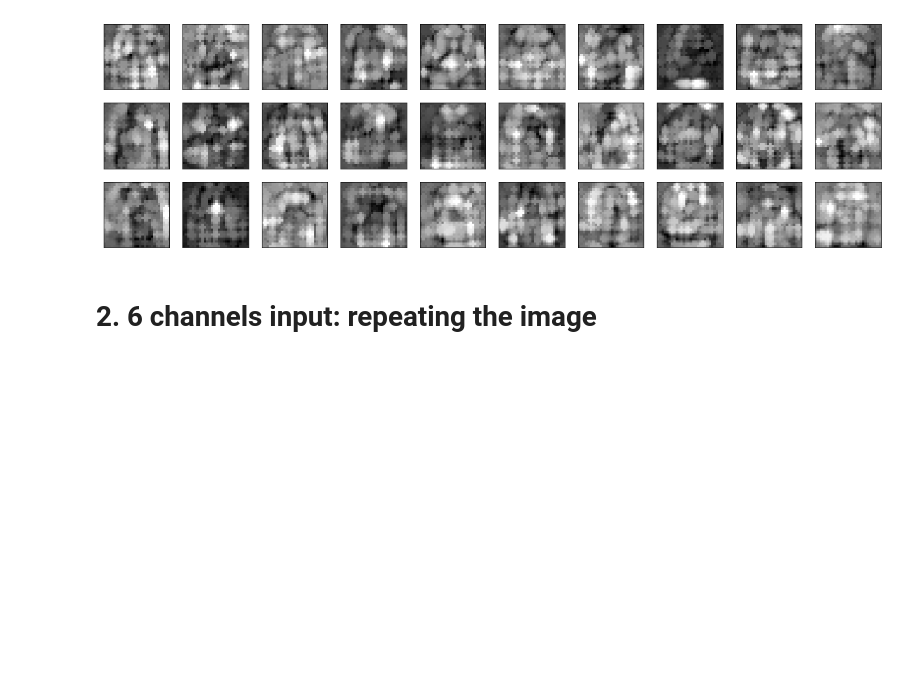
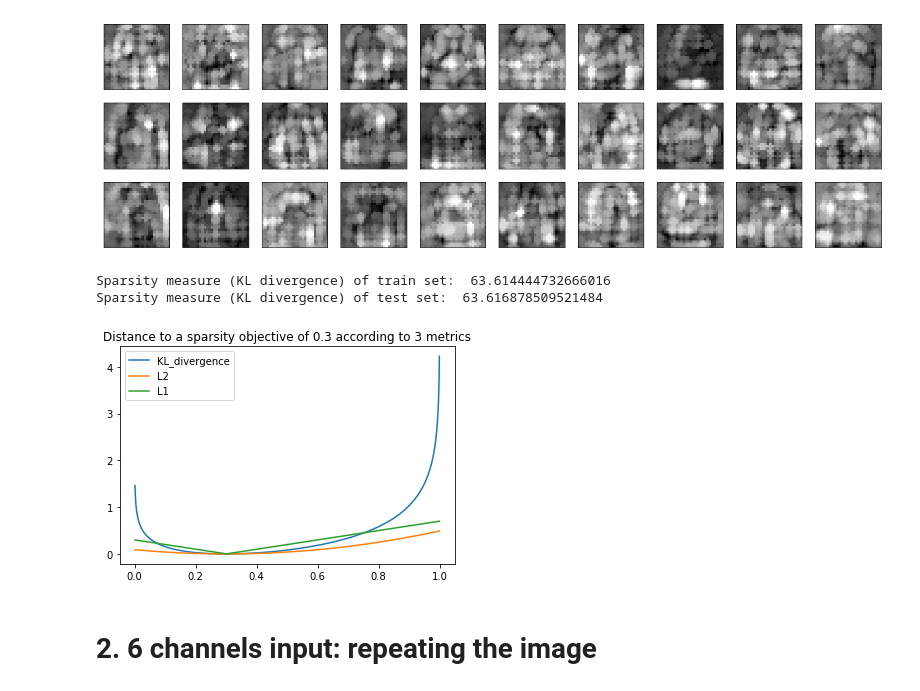
Before and after one commit to PonchonB/Mathematical_Morphologies_And_Deep_Learning, a Jupyter notebook: Notebooks/18_08_02_Simple_AMD_noAMD.ipynb, the cells around one changed output. Saved outputs shown, nothing was run; the diff lists cells and outputs as text; code cells hidden in the pictures; blank space fills up the shorter version.

```diff
--- a/Notebooks/18_08_02_Simple_AMD_noAMD.ipynb
+++ b/Notebooks/18_08_02_Simple_AMD_noAMD.ipynb
@@ -61,6 +50,27 @@ AE_dil.plot_atoms_decoder(nb_to_plot=30)
 [figure]
 [figure]
 [figure]
+# %%
+x_train, _ = bastien_utils.load_data(FILE_PATH, train=True, test=False, subsetTest=False)
+print("Sparsity measure (KL divergence) of train set: ", AE.KL_divergence(x_train, multiply_by_weight_penalty=False, sparsity_objective=0.01))
+del x_train
+print("Sparsity measure (KL divergence) of test set: ", AE.KL_divergence(x_test, multiply_by_weight_penalty=False, sparsity_objective=0.01))
+# %% [output]
+Sparsity measure (KL divergence) of train set:  63.614444732666016
+Sparsity measure (KL divergence) of test set:  63.616878509521484
+# %%
+X = np.linspace(0.001, 0.999,1000)
+Y = np.array([0.3*np.log(0.3/x) + 0.7*np.log(0.7/(1-x)) for x in X])
+Ybis = [(x-0.3)**2 for x in X]
+Yter = [np.abs(x-0.3) for x in X]
+plt.plot(X,Y)
+plt.plot(X, Ybis)
+plt.plot(X, Yter)
+plt.legend(['KL_divergence', 'L2', 'L1'])
+plt.title('Distance to a sparsity objective of 0.3 according to 3 metrics')
+plt.show()
+# %% [output]
+[figure, added]
 # %% [markdown]
 # 2. 6 channels input: repeating the image
 # %%
```
Also changed, not shown: parts of 3 cells of this notebook, 4 other files.
